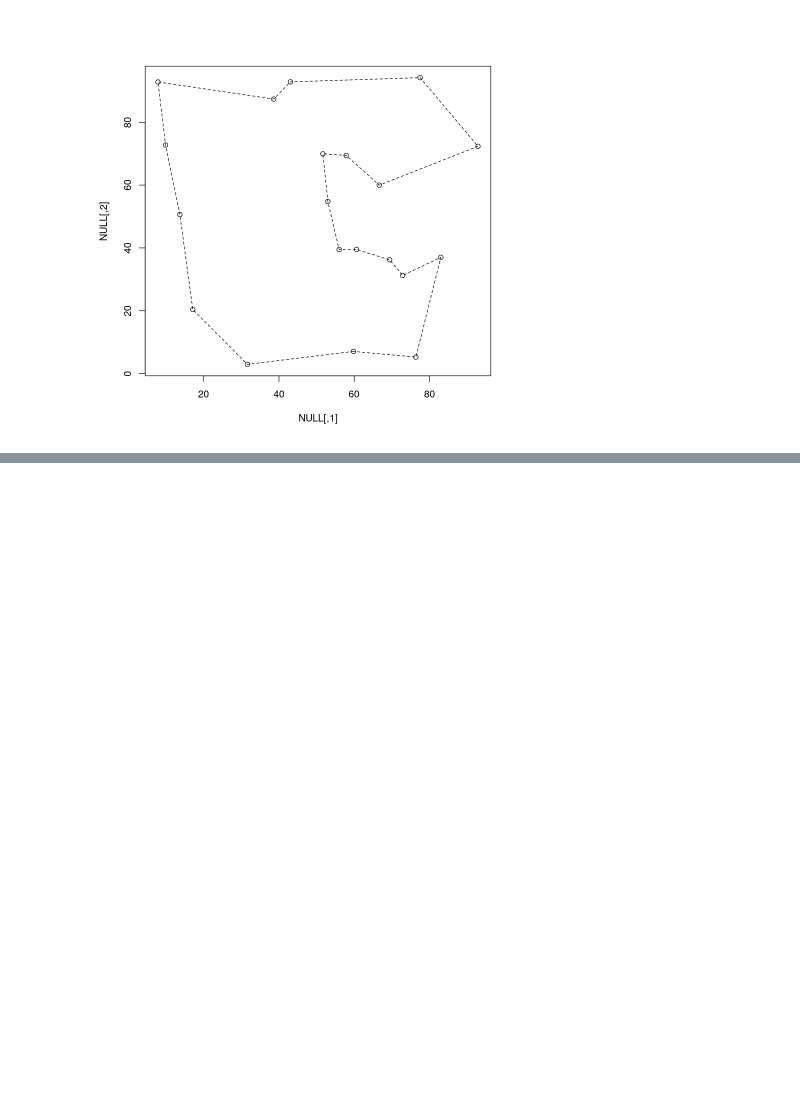
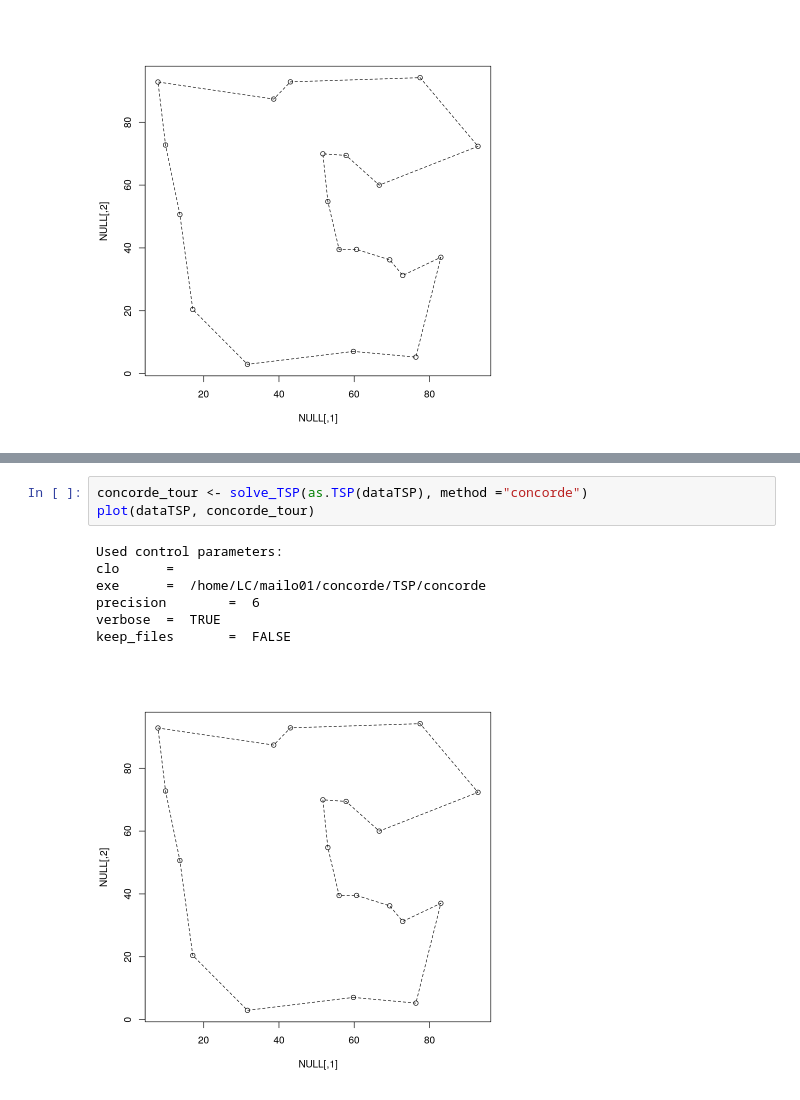
Before and after one commit to silverscrub/TSP-ML-Approach, a Jupyter notebook: src/R/CLUSTER_DIV/Clustering_algo.ipynb, the cells around one changed output, grey strips where cells are left out. Drawn from its saved outputs; the diff is of its cells as text; blank space fills up the shorter version.

```diff
--- a/src/R/CLUSTER_DIV/Clustering_algo.ipynb
+++ b/src/R/CLUSTER_DIV/Clustering_algo.ipynb
@@ -525,0 +1127,11 @@ tour_length(Rtour)
+# %%
+concorde_tour <- solve_TSP(as.TSP(dataTSP), method ="concorde")
+plot(dataTSP, concorde_tour)
+# %% [output]
+Used control parameters:
+clo      =
+exe      =  /home/LC/mailo01/concorde/TSP/concorde
+precision        =  6
+verbose  =  TRUE
+keep_files       =  FALSE
+[figure, added]
```
Also changed, not shown: parts of 50 cells of this notebook, 4 other files.
